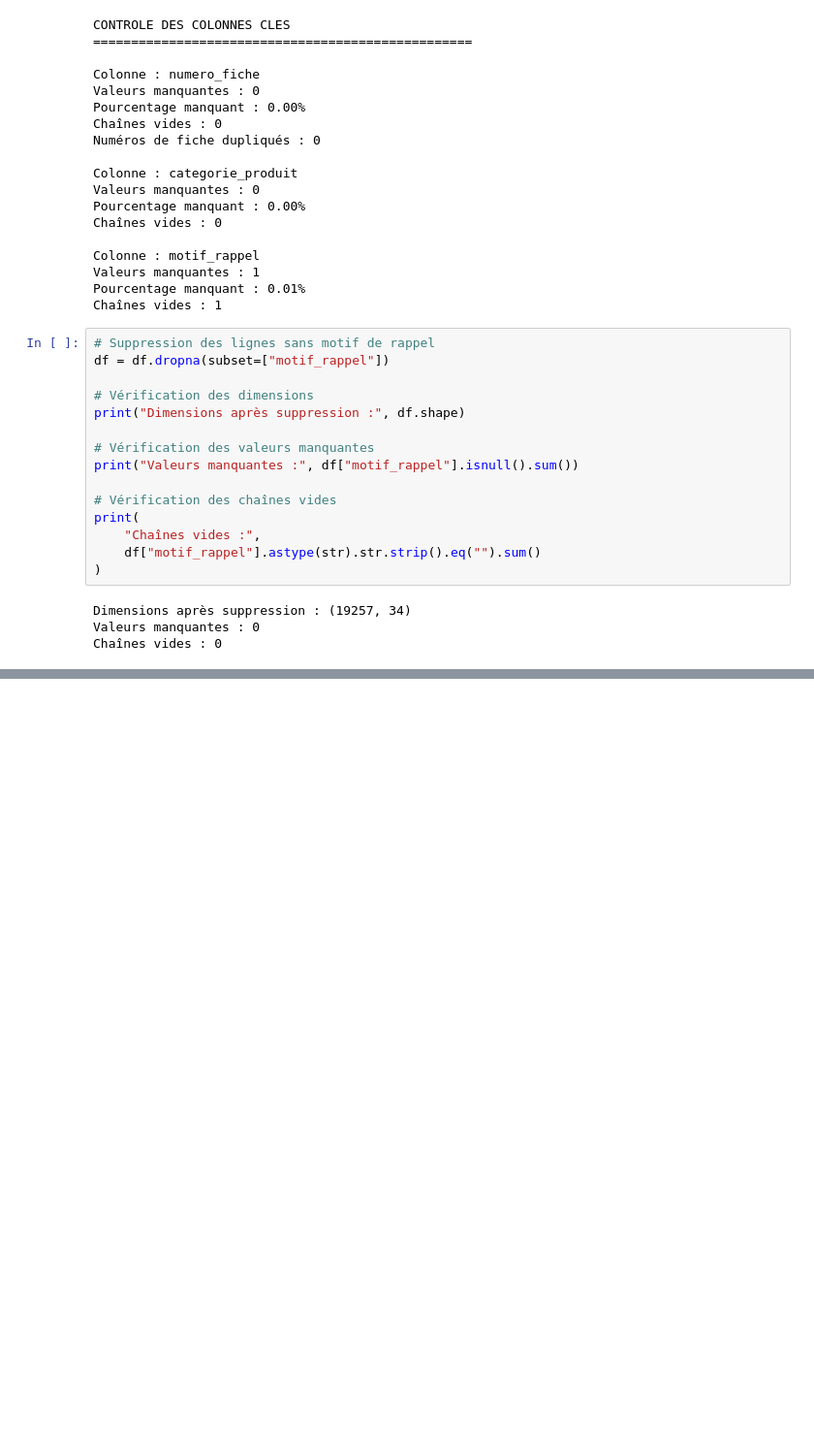
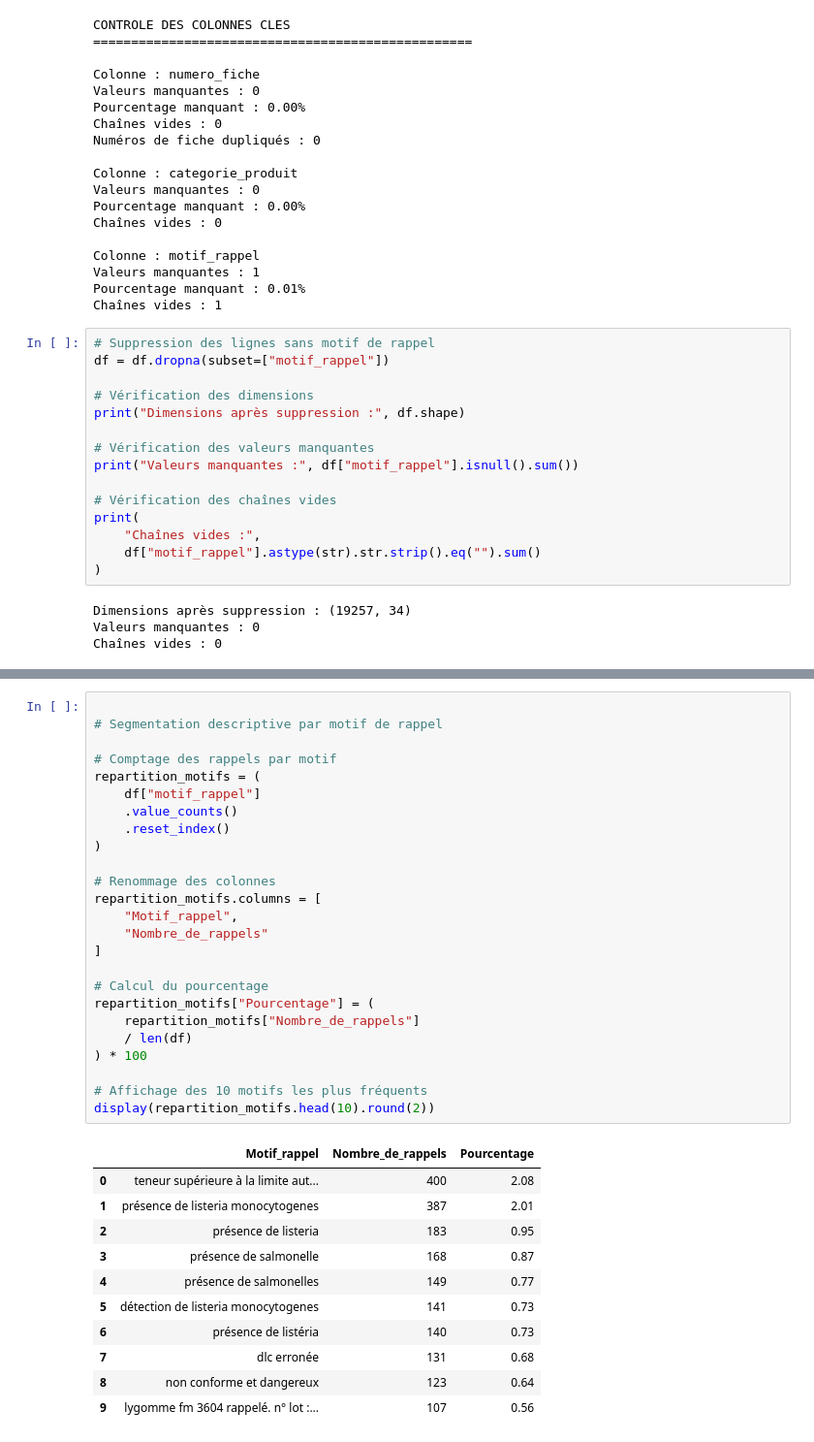
Before and after one commit to Kate-Parker/data_m2, a Jupyter notebook: notebook/nettoyage_donnees.ipynb, the cells around one changed output, grey strips where cells are left out. Shown at 97% size. Saved outputs shown, nothing was run; the diff lists cells and outputs as text; blank space fills up the shorter version.

```diff
--- a/notebook/nettoyage_donnees.ipynb
+++ b/notebook/nettoyage_donnees.ipynb
@@ -320,0 +357,37 @@ STATISTIQUES DESCRIPTIVES
+# %%
+
+# Segmentation descriptive par motif de rappel
+
+# Comptage des rappels par motif
+repartition_motifs = (
+    df["motif_rappel"]
+    .value_counts()
+    .reset_index()
+)
+
+# Renommage des colonnes
+repartition_motifs.columns = [
+    "Motif_rappel",
+    "Nombre_de_rappels"
+]
+
+# Calcul du pourcentage
+repartition_motifs["Pourcentage"] = (
+    repartition_motifs["Nombre_de_rappels"]
+    / len(df)
+) * 100
+
+# Affichage des 10 motifs les plus fréquents
+display(repartition_motifs.head(10).round(2))
+# %% [output]
+|  | Motif_rappel | Nombre_de_rappels | Pourcentage |
+| 0 | teneur supérieure à la limite aut... | 400 | 2.08 |
+| 1 | présence de listeria monocytogenes | 387 | 2.01 |
+| 2 | présence de listeria | 183 | 0.95 |
+| 3 | présence de salmonelle | 168 | 0.87 |
+| 4 | présence de salmonelles | 149 | 0.77 |
+| 5 | détection de listeria monocytogenes | 141 | 0.73 |
+| 6 | présence de listéria | 140 | 0.73 |
+| 7 | dlc erronée | 131 | 0.68 |
+| 8 | non conforme et dangereux | 123 | 0.64 |
+| 9 | lygomme fm 3604 rappelé. n° lot :... | 107 | 0.56 |
```
Also changed, not shown: parts of 4 cells of this notebook.
